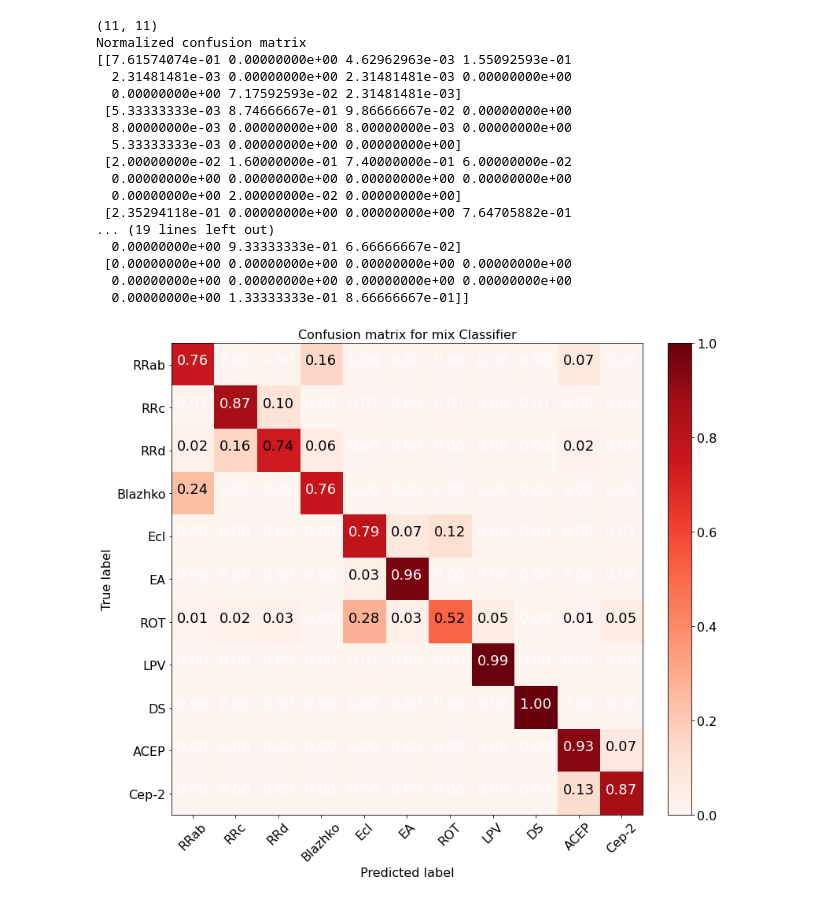
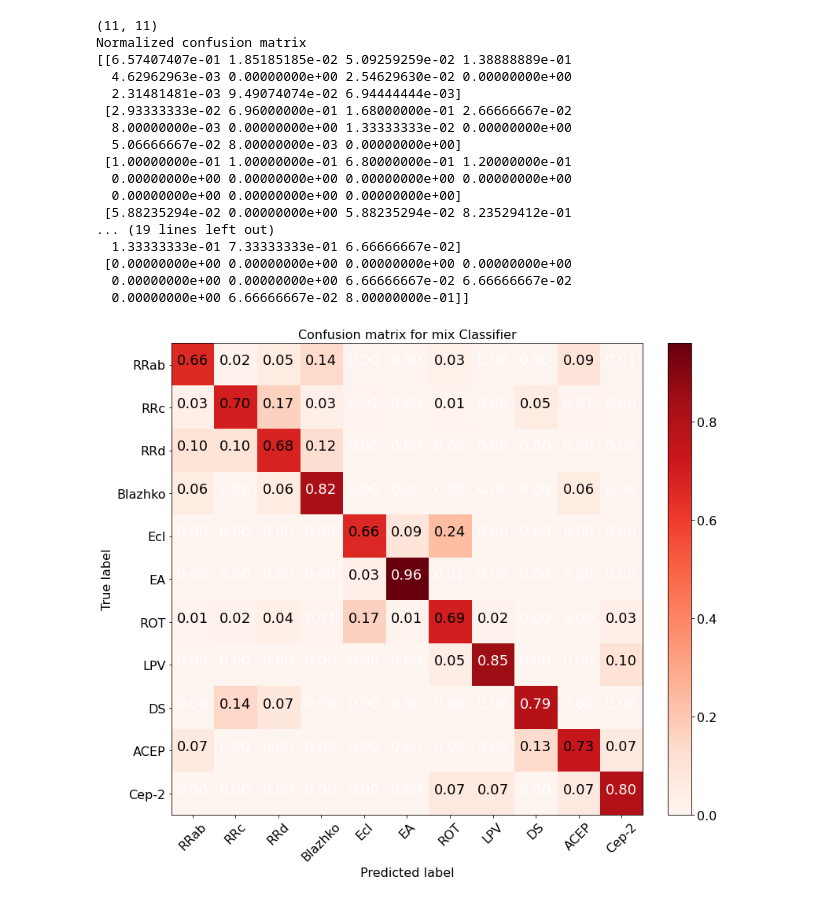
Before and after one commit to 52Hzihan/mixnn4vs, a Jupyter notebook: mixnn.ipynb, the cells around one changed output. Saved outputs shown, nothing was run; the diff lists cells and outputs as text; code cells hidden in the pictures.

```diff
--- a/mixnn.ipynb
+++ b/mixnn.ipynb
@@ -12,13 +12,13 @@ from tensorflow.keras import regularizers
 
 import pickle
 import numpy as np
-f1 = open('data/split_0.80_0.10_0.10_aug_to_5000_down_sample_True_instance1/train_data', 'rb')
+f1 = open('data/more_features_split_0.80_0.10_0.10_aug_to_2500_down_sample_True_instance0-9/train_data0', 'rb')
 X_sequence_train, X_feature_train, X_image_train, Y_train = pickle.load(f1)
 f1.close()
-f2 = open('data/split_0.80_0.10_0.10_aug_to_5000_down_sample_True_instance1/val_data', 'rb')
+f2 = open('data/more_features_split_0.80_0.10_0.10_aug_to_2500_down_sample_True_instance0-9/val_data', 'rb')
 X_sequence_val, X_feature_val, X_image_val, Y_val = pickle.load(f2)
 f2.close()
-f3 = open('data/split_0.80_0.10_0.10_aug_to_2500_down_sample_True_instance0-9/test_data', 'rb')
+f3 = open('data/more_features_split_0.80_0.10_0.10_aug_to_2500_down_sample_True_instance0-9/test_data', 'rb')
 X_sequence_test, X_feature_test, X_image_test, Y_test = pickle.load(f3)
 f3.close()
 
@@ -234,5 +221,5 @@ Epoch 3/50
 # %%
-lodaed_model = keras.models.load_model('models/rnn_with_feature_test/model_4')
+lodaed_model = keras.models.load_model('models/rnn_with_feature_test/model_6')
 from sklearn.metrics import confusion_matrix, ConfusionMatrixDisplay
 import matplotlib.pyplot as plt
 # from util import generate_batch
@@ -295,18 +282,18 @@ Could not load symbol cublasGetSmCountTarget from libcublas.so.11. Error: /home/
 (11, 11)
 Normalized confusion matrix
-[[7.61574074e-01 0.00000000e+00 4.62962963e-03 1.55092593e-01
-  2.31481481e-03 0.00000000e+00 2.31481481e-03 0.00000000e+00
-  0.00000000e+00 7.17592593e-02 2.31481481e-03]
- [5.33333333e-03 8.74666667e-01 9.86666667e-02 0.00000000e+00
-  8.00000000e-03 0.00000000e+00 8.00000000e-03 0.00000000e+00
-  5.33333333e-03 0.00000000e+00 0.00000000e+00]
- [2.00000000e-02 1.60000000e-01 7.40000000e-01 6.00000000e-02
+[[6.57407407e-01 1.85185185e-02 5.09259259e-02 1.38888889e-01
+  4.62962963e-03 0.00000000e+00 2.54629630e-02 0.00000000e+00
+  2.31481481e-03 9.49074074e-02 6.94444444e-03]
+ [2.93333333e-02 6.96000000e-01 1.68000000e-01 2.66666667e-02
+  8.00000000e-03 0.00000000e+00 1.33333333e-02 0.00000000e+00
+  5.06666667e-02 8.00000000e-03 0.00000000e+00]
+ [1.00000000e-01 1.00000000e-01 6.80000000e-01 1.20000000e-01
   0.00000000e+00 0.00000000e+00 0.00000000e+00 0.00000000e+00
-  0.00000000e+00 2.00000000e-02 0.00000000e+00]
- [2.35294118e-01 0.00000000e+00 0.00000000e+00 7.64705882e-01
+  0.00000000e+00 0.00000000e+00 0.00000000e+00]
+ [5.88235294e-02 0.00000000e+00 5.88235294e-02 8.23529412e-01
 ... (19 lines left out)
-  0.00000000e+00 9.33333333e-01 6.66666667e-02]
+  1.33333333e-01 7.33333333e-01 6.66666667e-02]
  [0.00000000e+00 0.00000000e+00 0.00000000e+00 0.00000000e+00
-  0.00000000e+00 0.00000000e+00 0.00000000e+00 0.00000000e+00
-  0.00000000e+00 1.33333333e-01 8.66666667e-01]]
+  0.00000000e+00 0.00000000e+00 6.66666667e-02 6.66666667e-02
+  0.00000000e+00 6.66666667e-02 8.00000000e-01]]
-[figure, old version]
+[figure, new version]
```
Also changed, not shown: parts of 5 cells of this notebook, 4 other files.
